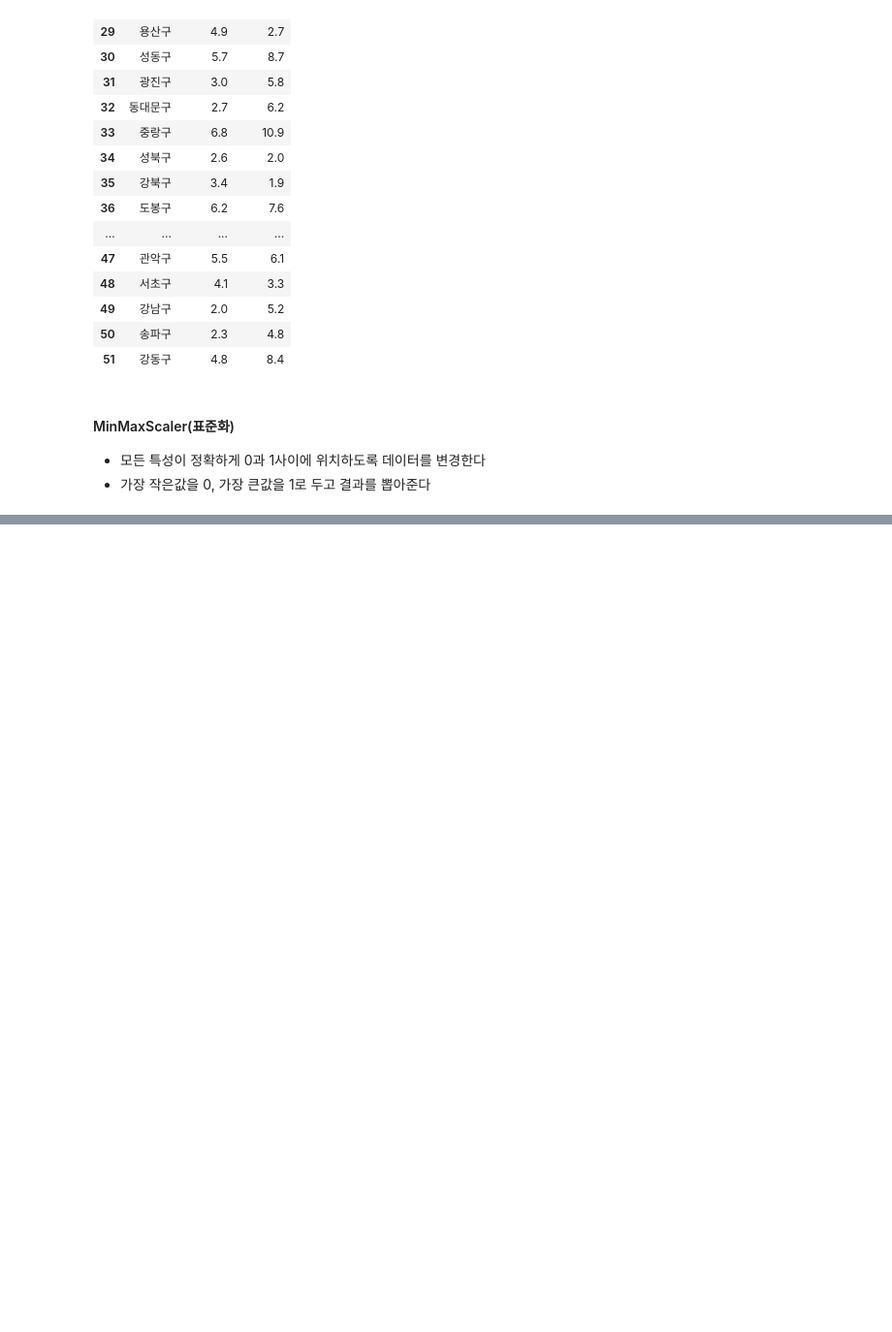
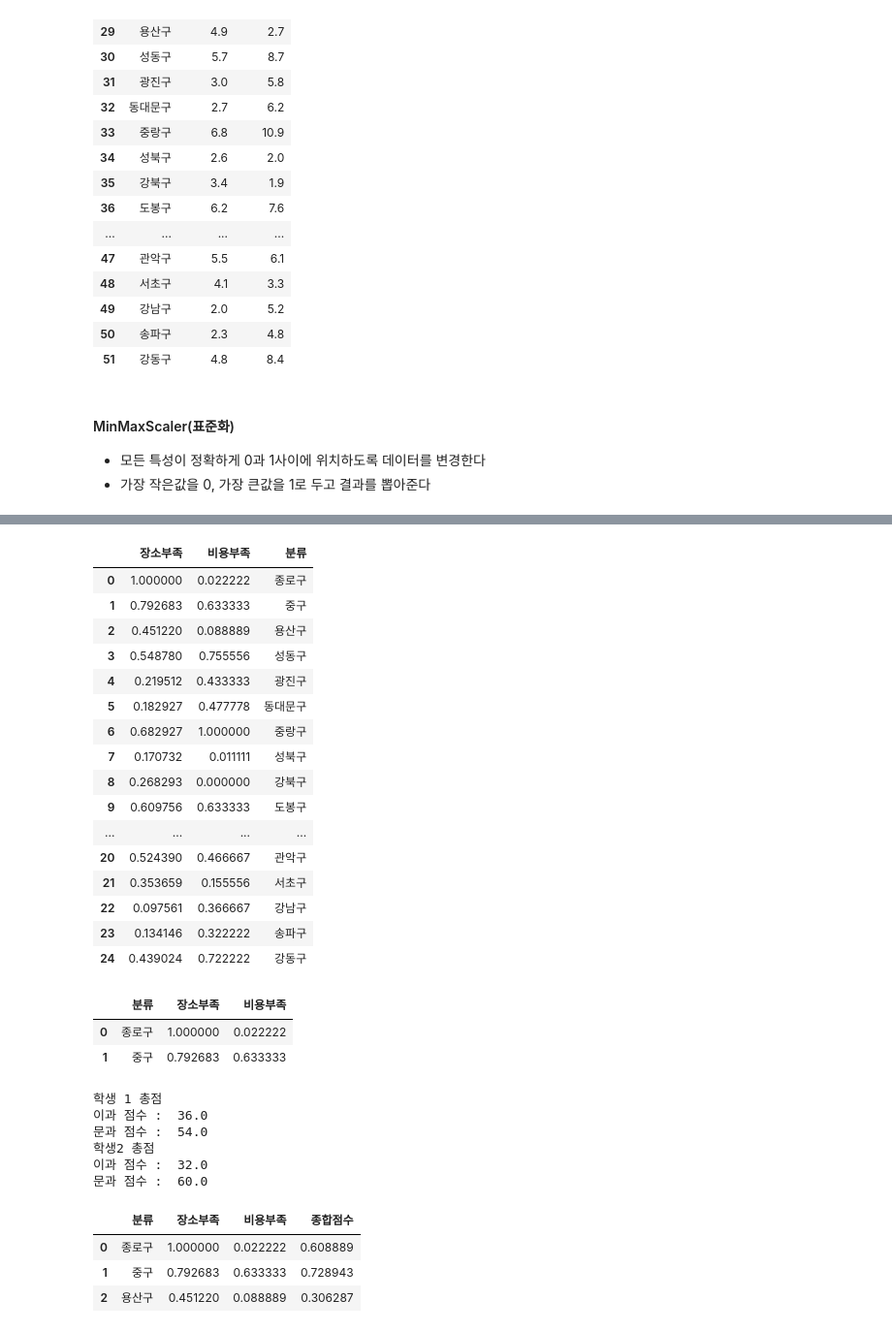
Before and after one commit to ChoHeeWon00/ml-workspace, a Jupyter notebook: 3.시각화/3.탐색적 데이터분석(EDA).ipynb, the cells around one changed output, grey strips where cells are left out. Shown at 97% size. Cells and saved outputs as stored; diff of their text form; code cells hidden in the pictures; blank space fills up the shorter version.

```diff
--- a/3.시각화/3.탐색적 데이터분석(EDA).ipynb
+++ b/3.시각화/3.탐색적 데이터분석(EDA).ipynb
@@ -195,0 +259,4 @@ df_sort
+# %%
+min_max_scaler = MinMaxScaler()
+min_max_df = min_max_scaler.fit_transform( df_sort[['장소부족','비용부족']] )
+min_max_df
@@ -195,0 +281,29 @@ df_sort
+# %%
+df_test = pd.DataFrame(min_max_df, columns=['장소부족','비용부족'])
+df_test['분류'] = df_sort['분류'].values
+df_test
+# %% [output]
+|  | 장소부족 | 비용부족 | 분류 |
+| 0 | 1.000000 | 0.022222 | 종로구 |
+| 1 | 0.792683 | 0.633333 | 중구 |
+| 2 | 0.451220 | 0.088889 | 용산구 |
+| 3 | 0.548780 | 0.755556 | 성동구 |
+| 4 | 0.219512 | 0.433333 | 광진구 |
+| 5 | 0.182927 | 0.477778 | 동대문구 |
+| 6 | 0.682927 | 1.000000 | 중랑구 |
+| 7 | 0.170732 | 0.011111 | 성북구 |
+| 8 | 0.268293 | 0.000000 | 강북구 |
+| 9 | 0.609756 | 0.633333 | 도봉구 |
+| ... | ... | ... | ... |
+| 20 | 0.524390 | 0.466667 | 관악구 |
+| 21 | 0.353659 | 0.155556 | 서초구 |
+| 22 | 0.097561 | 0.366667 | 강남구 |
+| 23 | 0.134146 | 0.322222 | 송파구 |
+| 24 | 0.439024 | 0.722222 | 강동구 |
+# %%
+df_sort = df_test[['분류','장소부족','비용부족']]
+df_sort.head(2)
+# %% [output]
+|  | 분류 | 장소부족 | 비용부족 |
+| 0 | 종로구 | 1.000000 | 0.022222 |
+| 1 | 중구 | 0.792683 | 0.633333 |
@@ -195,0 +316,23 @@ df_sort
+# %%
+print("학생 1 총점")
+print("이과 점수 : ", 90 * 0.4 )
+print("문과 점수 : ", 90 * 0.6 )
+
+print("학생2 총점")
+print("이과 점수 : ", 80 * 0.4 )
+print("문과 점수 : ", 100 * 0.6 )
+# %% [output]
+학생 1 총점
+이과 점수 :  36.0
+문과 점수 :  54.0
+학생2 총점
+이과 점수 :  32.0
+문과 점수 :  60.0
+# %%
+df_sort['종합점수'] = df_sort["장소부족"] * 0.6 + df_sort['비용부족'] * 0.4
+df_sort.head(3)
+# %% [output]
+|  | 분류 | 장소부족 | 비용부족 | 종합점수 |
+| 0 | 종로구 | 1.000000 | 0.022222 | 0.608889 |
+| 1 | 중구 | 0.792683 | 0.633333 | 0.728943 |
+| 2 | 용산구 | 0.451220 | 0.088889 | 0.306287 |
```
Also changed, not shown: parts of 17 cells of this notebook.
